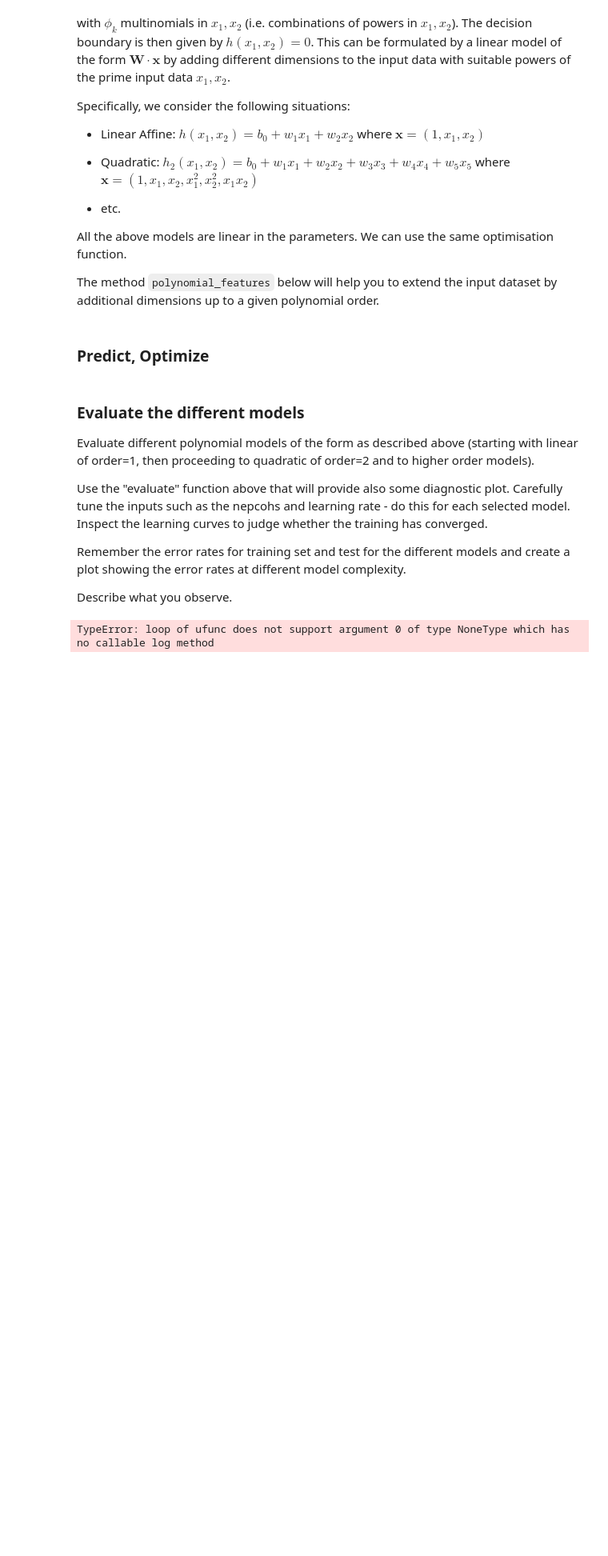
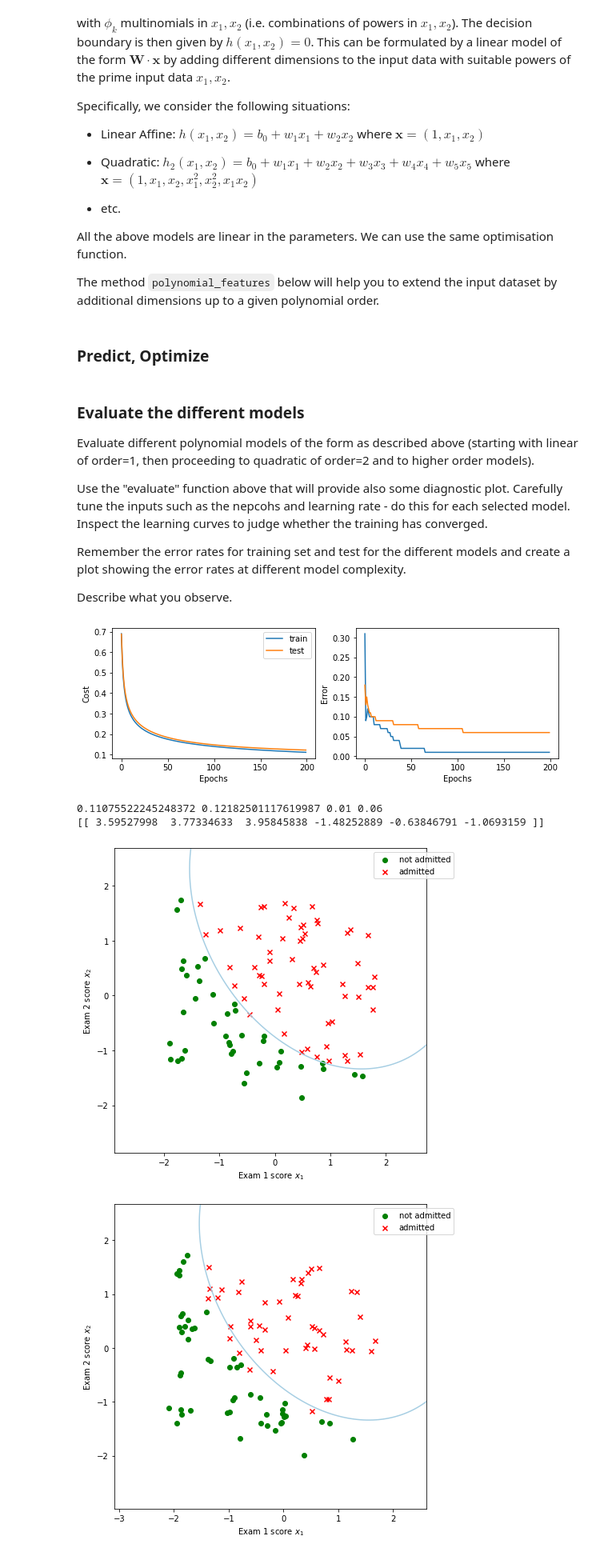
Before and after one commit to PatCH0816/TSM_DeLearn, a Jupyter notebook: exercises/exercise4/Exercise 1/overfitting_stud.ipynb, the cells around one changed output. Shown: that part at 80% size. Saved outputs shown, nothing was run; the diff lists cells and outputs as text; code cells hidden in the pictures; blank space fills up the shorter version.

```diff
--- a/exercises/exercise4/Exercise 1/overfitting_stud.ipynb
+++ b/exercises/exercise4/Exercise 1/overfitting_stud.ipynb
@@ -241,33 +244,30 @@ def optimize(Xtrain,Ytrain,Xtest,Ytest,nepochs,learningrate):
     """
     ### START YOUR CODE
 
-    traincosts = []
-    testcosts = []
-    trainerror = []
-    testerror = []
-    W = []
+    traincosts = np.zeros(shape=(nepochs))
+    testcosts = np.zeros(shape=(nepochs))
+    trainerror = np.zeros(shape=(nepochs))
+    testerror = np.zeros(shape=(nepochs))
 
     n,m = Xtrain.shape
+    W = initialize_weights(n)
 
-    w = initialize_weights(n)
+    ypred_train = predict(Xtrain,W)
+    ypred_test = predict(Xtest,W)
 
+    # batch training
     for i in range(nepochs):
 
-        # training
-        Xtrainpred = predict(Xtrain,w)
-        w = w - learningrate*gradient_cost(Xtrainpred,Xtrain,Ytrain)
+        traincosts[i] = cost(ypred_train,Ytrain)
+        testcosts[i] = cost(ypred_test,Ytest)
 
-        # progress tracking
-        Xtrainpred = predict(Xtrain,w)
-        Xtestpred = predict(Xtest,w)
+        trainerror[i] = error_rate(ypred_train,Ytrain)
+        testerror[i] = error_rate(ypred_test,Ytest)
 
-        traincosts.append(cost(Xtrainpred,Xtest))
-        testcosts.append(cost(Xtestpred,Ytest))
+        W = W - learningrate*gradient_cost(ypred_train,Xtrain,Ytrain)
 
-        trainerror.append(error_rate(Xtrainpred,Xtest))
-        testerror.append(error_rate(Xtrainpred,Xtest))
-
-        W.append(w)
+        ypred_train = predict(Xtrain,W)
+        ypred_test = predict(Xtest,W)
 
     return traincosts, testcosts, trainerror, testerror, W
 
@@ -345,12 +345,16 @@ Remember the error rates for training set and test for the different models and
 
 Describe what you observe.
 # %%
-pol_degree = 1
-nepochs = 1000
-learningrate = 0.1
+pol_degree = 2
+nepochs = 200
+learningrate = 1
 
 traincost1, testcost1, trainerror1, testerror1, W1 = evaluate(x_train,y_train,x_test,y_test,pol_degree, nepochs, learningrate)
 plot_decision_boundary(x_train, y_train, W1, pol_degree)
 plot_decision_boundary(x_test, y_test, W1, pol_degree)
 # %% [output]
+[figure, added]
-TypeError: loop of ufunc does not support argument 0 of type NoneType which has no callable log method
+0.11075522245248372 0.12182501117619987 0.01 0.06
+[[ 3.59527998  3.77334633  3.95845838 -1.48252889 -0.63846791 -1.0693159 ]]
+[figure, added]
+[figure, added]
```
Also changed, not shown: parts of 4 cells of this notebook.
